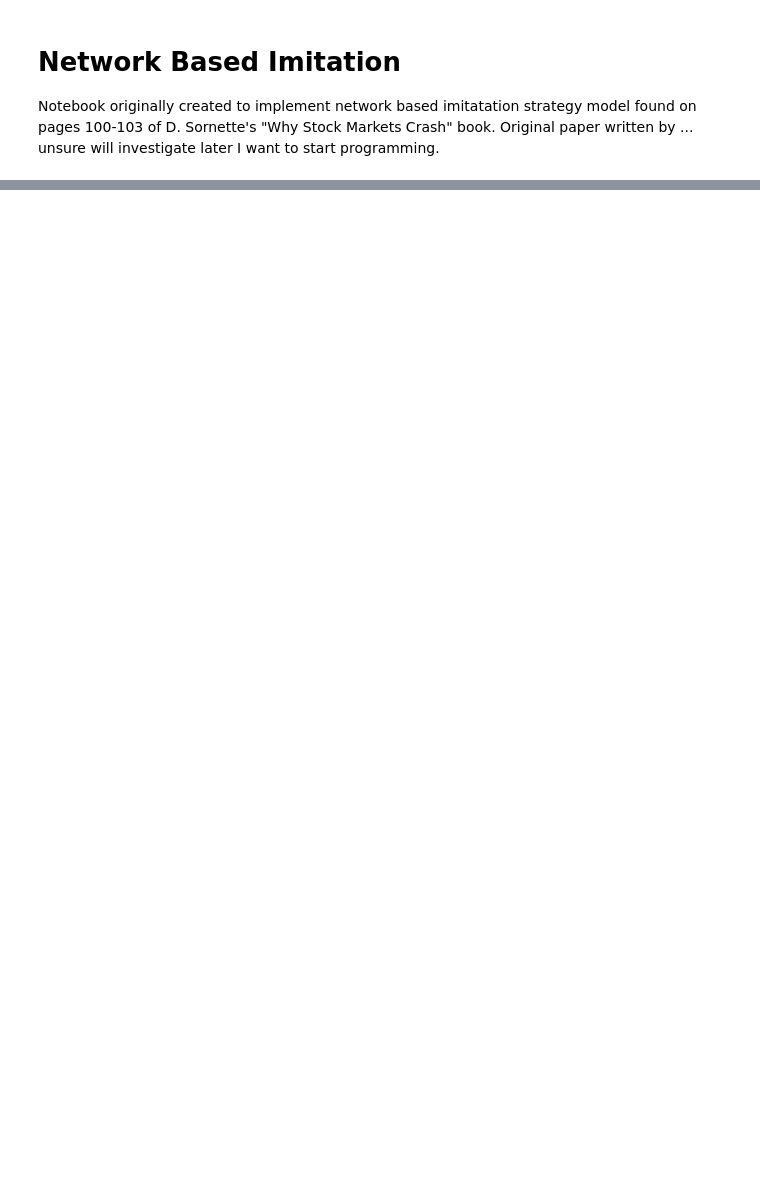
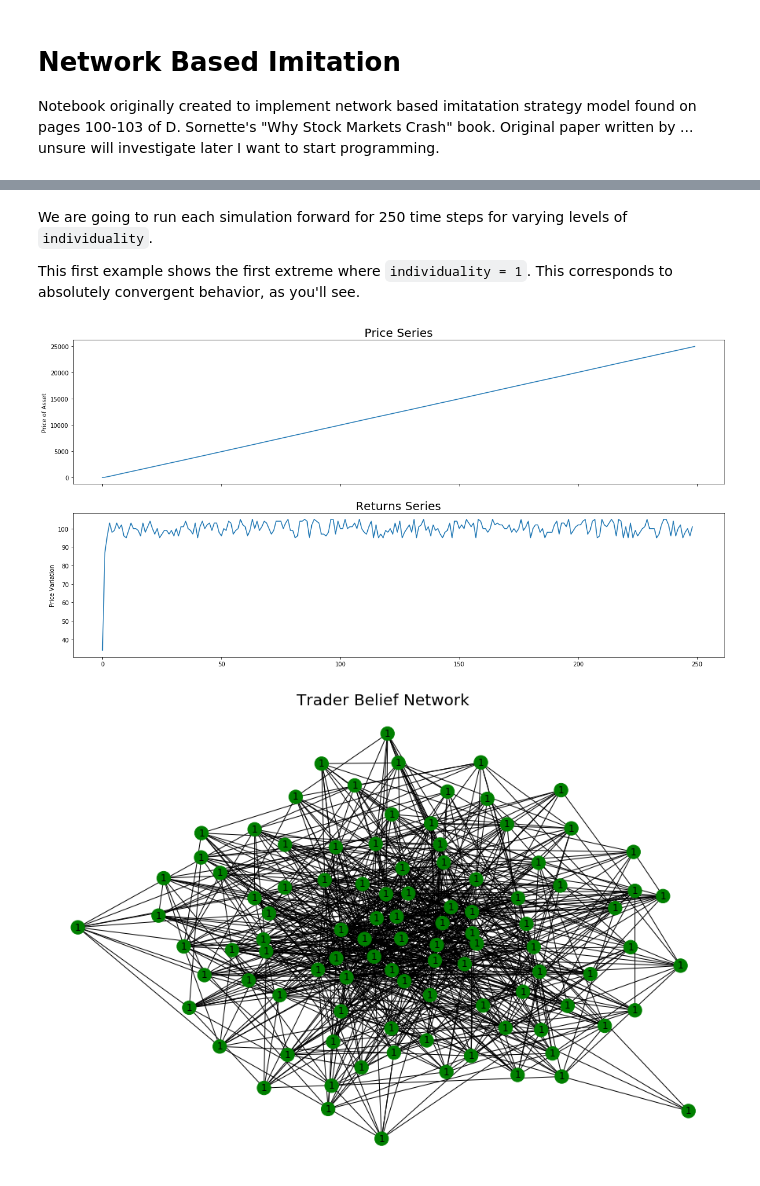
Before and after one commit to rickynoll/ising-models, a Jupyter notebook: imitation-strategy.ipynb, the cells around one changed output, grey strips where cells are left out. Saved outputs shown, nothing was run; the diff lists cells and outputs as text; code cells hidden in the pictures; blank space fills up the shorter version.

```diff
--- a/imitation-strategy.ipynb
+++ b/imitation-strategy.ipynb
@@ -34,0 +75,6 @@ nx.draw(trader_network)
+# %%
+def poll_neighbors(trader, individuality=50):
+    neighbor_polled_sum = 0
+    for neighbor in nx.neighbors(trader_network, trader):
+        neighbor_polled_sum += trader_network.nodes[neighbor]['belief']
+    return -1 if (neighbor_polled_sum + stochastic_var(individuality)) < 0 else 1 # The stochastic var here has to be high enough so that some trader's
@@ -34,0 +84,5 @@ nx.draw(trader_network)
+# %%
+def update_beliefs(trader_network, individuality=50):
+    nx.set_node_attributes(trader_network,
+                           {trader_id : {'belief': poll_neighbors(trader_id, individuality)}
+                            for trader_id in trader_network.nodes})
@@ -67,0 +152,32 @@ trader_network.nodes[5]['belief']
+# %% [markdown]
+We are going to run each simulation forward for 250 time steps for varying levels of `individuality`.
+
+This first example shows the first extreme where `individuality = 1`. This corresponds to absolutely convergent behavior, as you'll see.
+# %%
+def run_simulation(individuality, initial_security_price=20, timesteps=250):
+    price_movements = np.zeros(timesteps, dtype=int)
+    price_series = np.zeros(timesteps, dtype=int)
+    price_series[0] = initial_security_price
+
+    for t in range(1,timesteps):
+        update_beliefs(trader_network, individuality=individuality)
+
+        price_variation = calc_asset_price_variation(trader_network)
+        next_price = price_series[t-1] + price_variation
+
+        price_movements[t-1] = price_variation
+        price_series[t] = 0 if next_price < 0 else next_price # crudely gaurd against negative prices
+
+    fig, (ax1, ax2) = plt.subplots(figsize=(20,10),nrows=2,ncols=1,sharex=True)
+    ax1.plot(range(price_series.size), price_series)
+    ax1.set_title("Price Series", fontdict={'fontsize':20})
+    ax1.set_ylabel("Price of Asset", fontdict={'fontsize':10})
+    ax2.plot(range(price_movements.size-1), price_movements[:-1])
+    ax2.set_title("Returns Series", fontdict={'fontsize':20})
+    ax2.set_ylabel("Price Variation", fontdict={'fontsize':10})
+    plot_trader_beliefs(trader_network)
+
+run_simulation(individuality=1)
+# %% [output]
+[figure, added]
+[figure, added]
```
Also changed, not shown: parts of 33 cells of this notebook, 1 other file.
